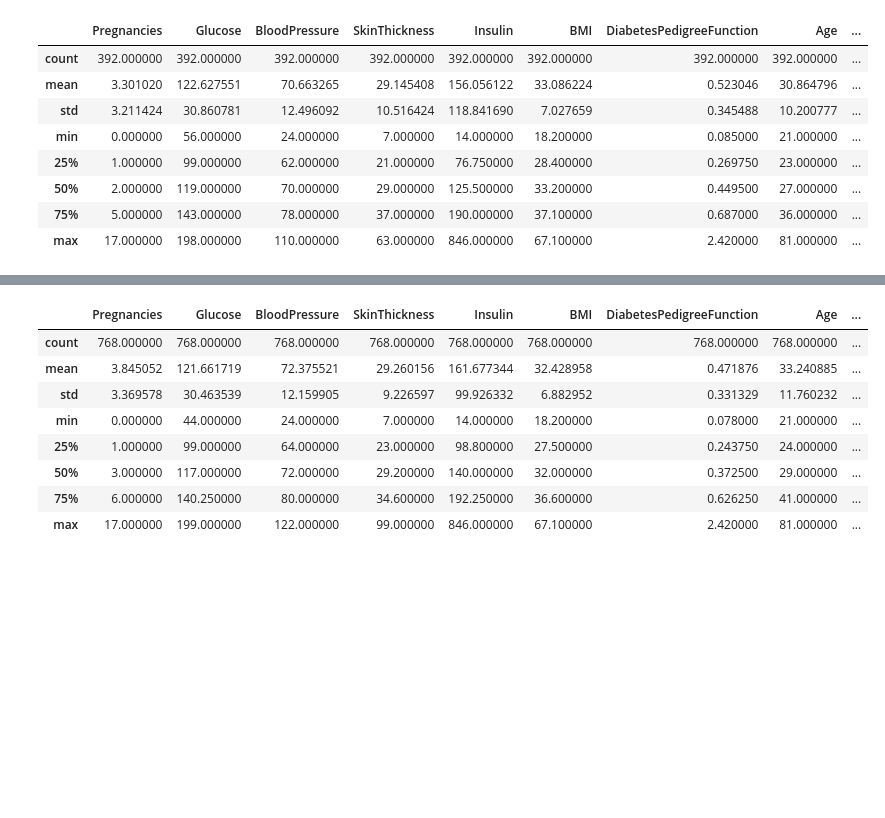
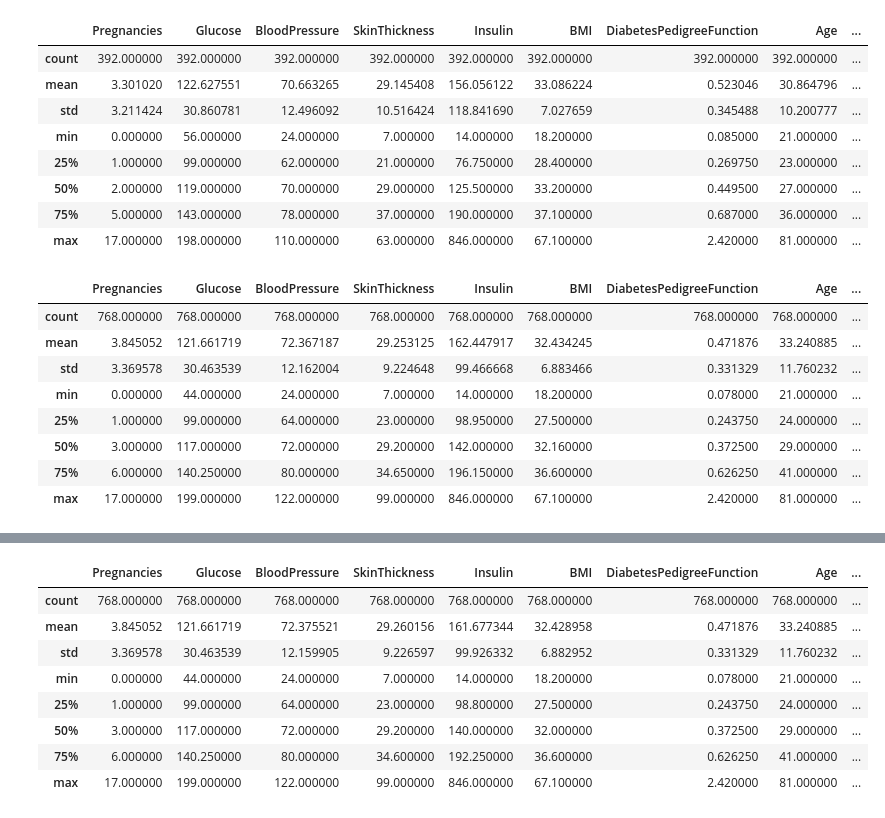
Before and after one commit to sayan0506/Prediction-model-for-Diabetes, a Jupyter notebook: Copy_of_Pima_Indian_Diabetes_prediction_model.ipynb, the cells around one changed output, grey strips where cells are left out. Drawn from its saved outputs; the diff is of its cells as text; code cells hidden in the pictures; blank space fills up the shorter version.

```diff
--- a/Copy_of_Pima_Indian_Diabetes_prediction_model.ipynb
+++ b/Copy_of_Pima_Indian_Diabetes_prediction_model.ipynb
@@ -418,3 +418,15 @@ def impute_model_base(df):
     # imputing the predicted value from the trained model
     df.loc[df[col].isna(),col] = model.predict(test_data[cols_no_nan])
   return df
+# %%
+impute_model_base(df_mod).describe()
+# %% [output]
+|  | Pregnancies | Glucose | BloodPressure | SkinThickness | Insulin | BMI | DiabetesPedigreeFunction | Age | ... |
+| count | 768.000000 | 768.000000 | 768.000000 | 768.000000 | 768.000000 | 768.000000 | 768.000000 | 768.000000 | ... |
+| mean | 3.845052 | 121.661719 | 72.367187 | 29.253125 | 162.447917 | 32.434245 | 0.471876 | 33.240885 | ... |
+| std | 3.369578 | 30.463539 | 12.162004 | 9.224648 | 99.466668 | 6.883466 | 0.331329 | 11.760232 | ... |
+| min | 0.000000 | 44.000000 | 24.000000 | 7.000000 | 14.000000 | 18.200000 | 0.078000 | 21.000000 | ... |
+| 25% | 1.000000 | 99.000000 | 64.000000 | 23.000000 | 98.950000 | 27.500000 | 0.243750 | 24.000000 | ... |
+| 50% | 3.000000 | 117.000000 | 72.000000 | 29.200000 | 142.000000 | 32.160000 | 0.372500 | 29.000000 | ... |
+| 75% | 6.000000 | 140.250000 | 80.000000 | 34.650000 | 196.150000 | 36.600000 | 0.626250 | 41.000000 | ... |
+| max | 17.000000 | 199.000000 | 122.000000 | 99.000000 | 846.000000 | 67.100000 | 2.420000 | 81.000000 | ... |
```
Also changed, not shown: parts of 9 cells of this notebook.
